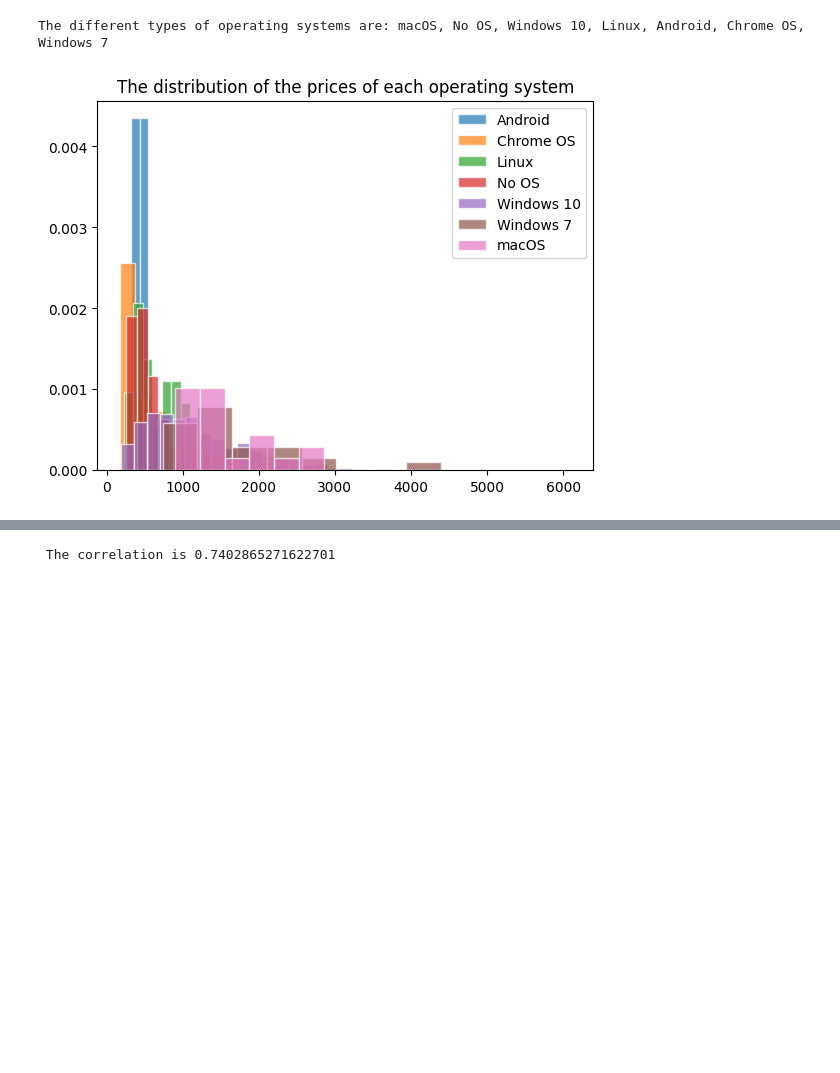
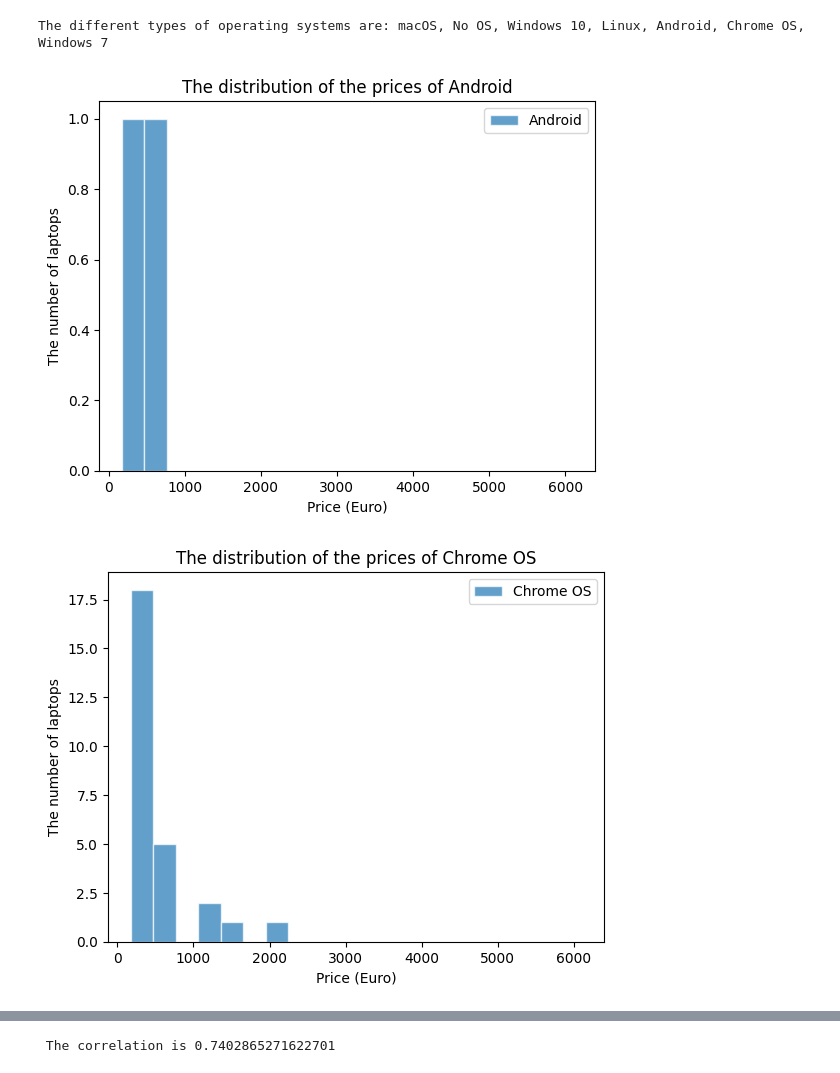
Before and after one commit to oredan23/laptop-analysis, a Jupyter notebook: mini_project_file_1.ipynb, the cells around one changed output, grey strips where cells are left out. Drawn from its saved outputs; the diff is of its cells as text; code cells hidden in the pictures; blank space fills up the shorter version.

Commit message:
Correction of the plots

```diff
--- a/mini_project_file_1.ipynb
+++ b/mini_project_file_1.ipynb
@@ -72,10 +72,16 @@ print("The different types of operating systems are:",", ".join(o_systems.astype
 The different types of operating systems are: macOS, No OS, Windows 10, Linux, Android, Chrome OS, Windows 7
 # %%
 group_opsys=df.groupby("uniform_OpSys") #group by the opsys
+min_p = df["Price (Euro)"].min()
+max_p = df["Price (Euro)"].max()
+# To create a constant range for X, so it would be easier to compare between the plots
 for opsys, group in group_opsys: # takes every opsys and it's data to creat each plot
-    plt.hist(group["Price (Euro)"], bins='auto', alpha=0.7, label=opsys, edgecolor="white", density=True) #creat histograma of the prices by using denstiy
-plt.legend() #create the legend
-plt.title('The distribution of the prices of each operating system')
-plt.show()
+    plt.hist(group["Price (Euro)"], bins=20,range=(min_p, max_p), alpha=0.7, label=opsys, edgecolor="white") #creat histograma of the prices
+    plt.legend() #create the legend
+    plt.xlabel("Price (Euro)")
+    plt.ylabel("The number of laptops")
+    plt.title(f"The distribution of the prices of {opsys}")
+    plt.show()
 # %% [output]
-[figure, old version]
+[figure, new version]
+[figure, added]
```
Also changed, not shown: parts of 1 cell of this notebook.
